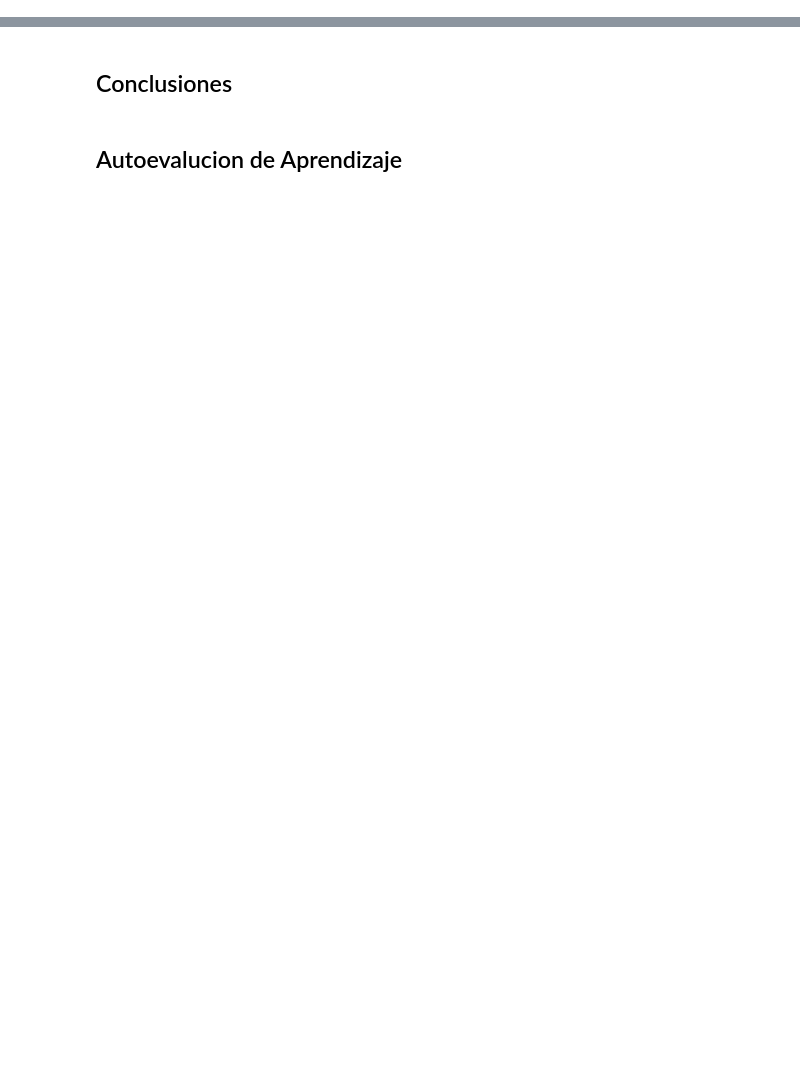
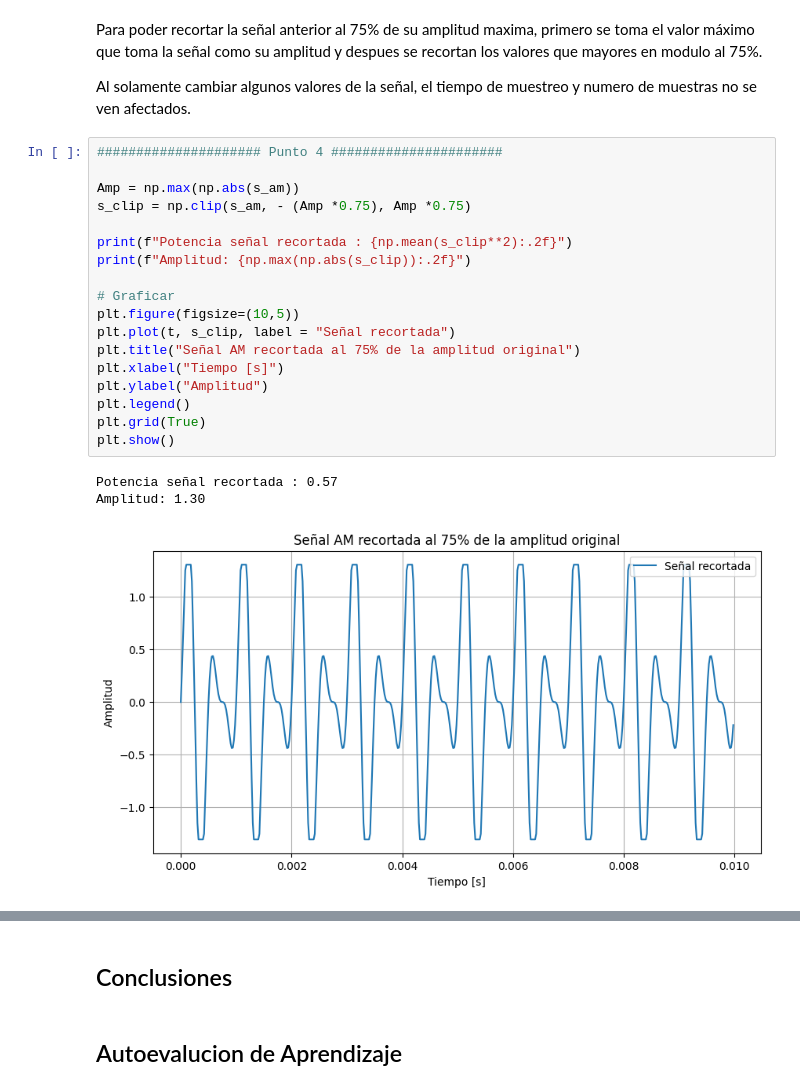
Before and after one commit to ArturoHuber1/APS, a Jupyter notebook: TS1/TS1.ipynb, the cells around one changed output, grey strips where cells are left out. Saved outputs shown, nothing was run; the diff lists cells and outputs as text; blank space fills up the shorter version.

```diff
--- a/TS1/TS1.ipynb
+++ b/TS1/TS1.ipynb
@@ -166,0 +210,26 @@ Se grafica en el mismo grafico, para poder apreciar la diferencia en la fase y e
+# %% [markdown]
+Para poder recortar la señal anterior al 75% de su amplitud maxima, primero se toma el valor máximo que toma la señal como su amplitud y despues se recortan los valores que mayores en modulo al 75%.
+
+Al solamente cambiar algunos valores de la señal, el tiempo de muestreo y numero de muestras no se ven afectados.
+# %%
+##################### Punto 4 ######################
+
+Amp = np.max(np.abs(s_am))
+s_clip = np.clip(s_am, - (Amp *0.75), Amp *0.75)
+
+print(f"Potencia señal recortada : {np.mean(s_clip**2):.2f}")
+print(f"Amplitud: {np.max(np.abs(s_clip)):.2f}")
+
+# Graficar
+plt.figure(figsize=(10,5))
+plt.plot(t, s_clip, label = "Señal recortada")
+plt.title("Señal AM recortada al 75% de la amplitud original")
+plt.xlabel("Tiempo [s]")
+plt.ylabel("Amplitud")
+plt.legend()
+plt.grid(True)
+plt.show()
+# %% [output]
+Potencia señal recortada : 0.57
+Amplitud: 1.30
+[figure, added]
```
Also changed, not shown: parts of 19 cells of this notebook, 1 other file.
